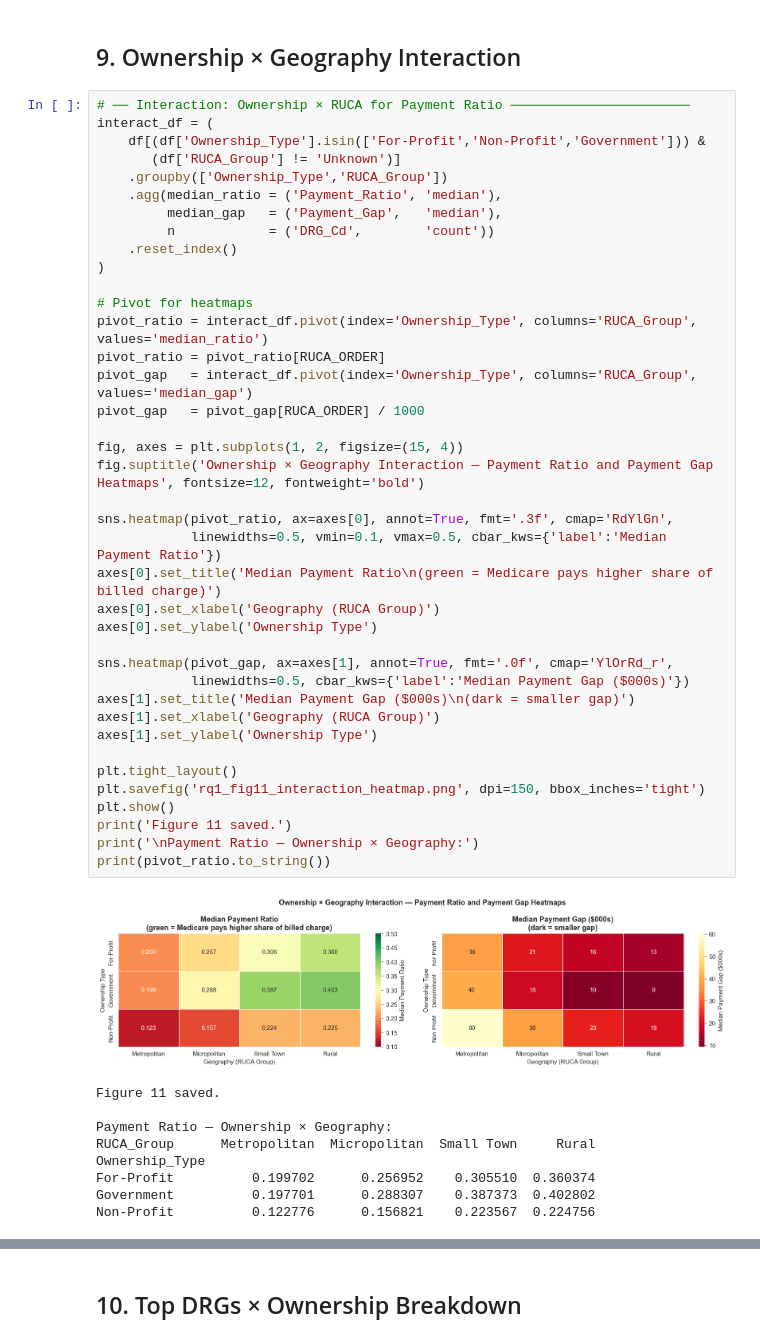
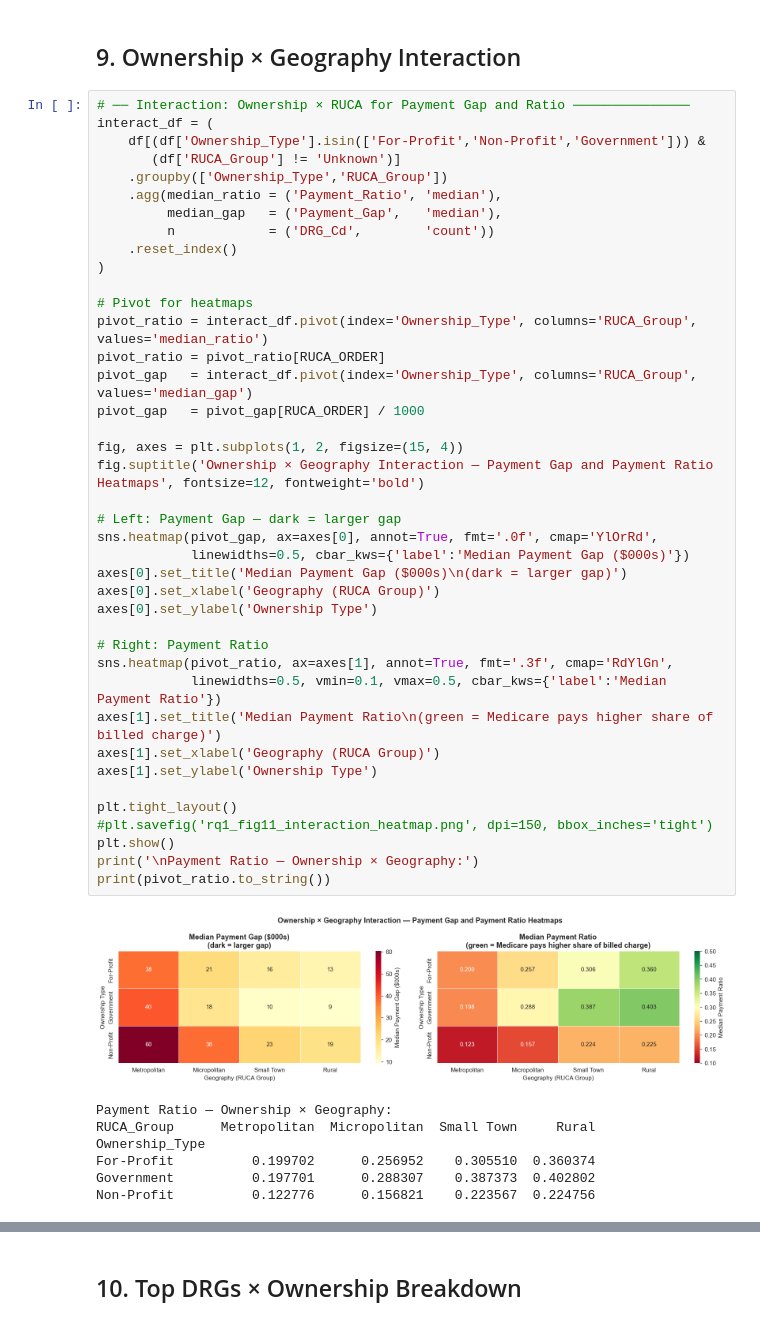
Before and after one commit to AlphonsaSruthi/MedicareDataAnalysis, a Jupyter notebook: Scripts/02_03_EDA_RQ1.ipynb, the cells around one changed output, grey strips where cells are left out. Cells and saved outputs as stored; diff of their text form.

```diff
--- a/Scripts/02_03_EDA_RQ1.ipynb
+++ b/Scripts/02_03_EDA_RQ1.ipynb
@@ -868,48 +954,47 @@ Figure 10 saved.
 # %% [markdown]
 ## 9. Ownership × Geography Interaction
 # %%
-# ── Interaction: Ownership × RUCA for Payment Ratio ───────────────────────
+# ── Interaction: Ownership × RUCA for Payment Gap and Ratio ───────────────
 interact_df = (
     df[(df['Ownership_Type'].isin(['For-Profit','Non-Profit','Government'])) &
        (df['RUCA_Group'] != 'Unknown')]
     .groupby(['Ownership_Type','RUCA_Group'])
     .agg(median_ratio = ('Payment_Ratio', 'median'),
          median_gap   = ('Payment_Gap',   'median'),
          n            = ('DRG_Cd',        'count'))
     .reset_index()
 )
 
 # Pivot for heatmaps
 pivot_ratio = interact_df.pivot(index='Ownership_Type', columns='RUCA_Group', values='median_ratio')
 pivot_ratio = pivot_ratio[RUCA_ORDER]
 pivot_gap   = interact_df.pivot(index='Ownership_Type', columns='RUCA_Group', values='median_gap')
 pivot_gap   = pivot_gap[RUCA_ORDER] / 1000
 
 fig, axes = plt.subplots(1, 2, figsize=(15, 4))
-fig.suptitle('Ownership × Geography Interaction — Payment Ratio and Payment Gap Heatmaps', fontsize=12, fontweight='bold')
+fig.suptitle('Ownership × Geography Interaction — Payment Gap and Payment Ratio Heatmaps', fontsize=12, fontweight='bold')
 
-sns.heatmap(pivot_ratio, ax=axes[0], annot=True, fmt='.3f', cmap='RdYlGn',
-            linewidths=0.5, vmin=0.1, vmax=0.5, cbar_kws={'label':'Median Payment Ratio'})
-axes[0].set_title('Median Payment Ratio\n(green = Medicare pays higher share of billed charge)')
+# Left: Payment Gap — dark = larger gap
+sns.heatmap(pivot_gap, ax=axes[0], annot=True, fmt='.0f', cmap='YlOrRd',
+            linewidths=0.5, cbar_kws={'label':'Median Payment Gap ($000s)'})
+axes[0].set_title('Median Payment Gap ($000s)\n(dark = larger gap)')
 axes[0].set_xlabel('Geography (RUCA Group)')
 axes[0].set_ylabel('Ownership Type')
 
-sns.heatmap(pivot_gap, ax=axes[1], annot=True, fmt='.0f', cmap='YlOrRd_r',
-            linewidths=0.5, cbar_kws={'label':'Median Payment Gap ($000s)'})
-axes[1].set_title('Median Payment Gap ($000s)\n(dark = smaller gap)')
+# Right: Payment Ratio
+sns.heatmap(pivot_ratio, ax=axes[1], annot=True, fmt='.3f', cmap='RdYlGn',
+            linewidths=0.5, vmin=0.1, vmax=0.5, cbar_kws={'label':'Median Payment Ratio'})
+axes[1].set_title('Median Payment Ratio\n(green = Medicare pays higher share of billed charge)')
 axes[1].set_xlabel('Geography (RUCA Group)')
 axes[1].set_ylabel('Ownership Type')
 
 plt.tight_layout()
-plt.savefig('rq1_fig11_interaction_heatmap.png', dpi=150, bbox_inches='tight')
+#plt.savefig('rq1_fig11_interaction_heatmap.png', dpi=150, bbox_inches='tight')
 plt.show()
-print('Figure 11 saved.')
 print('\nPayment Ratio — Ownership × Geography:')
 print(pivot_ratio.to_string())
 # %% [output]
-[figure, old version]
+[figure, new version]
-Figure 11 saved.
-
 Payment Ratio — Ownership × Geography:
 RUCA_Group      Metropolitan  Micropolitan  Small Town     Rural
 Ownership_Type
```
Also changed, not shown: parts of 18 cells of this notebook, 3 other files.
